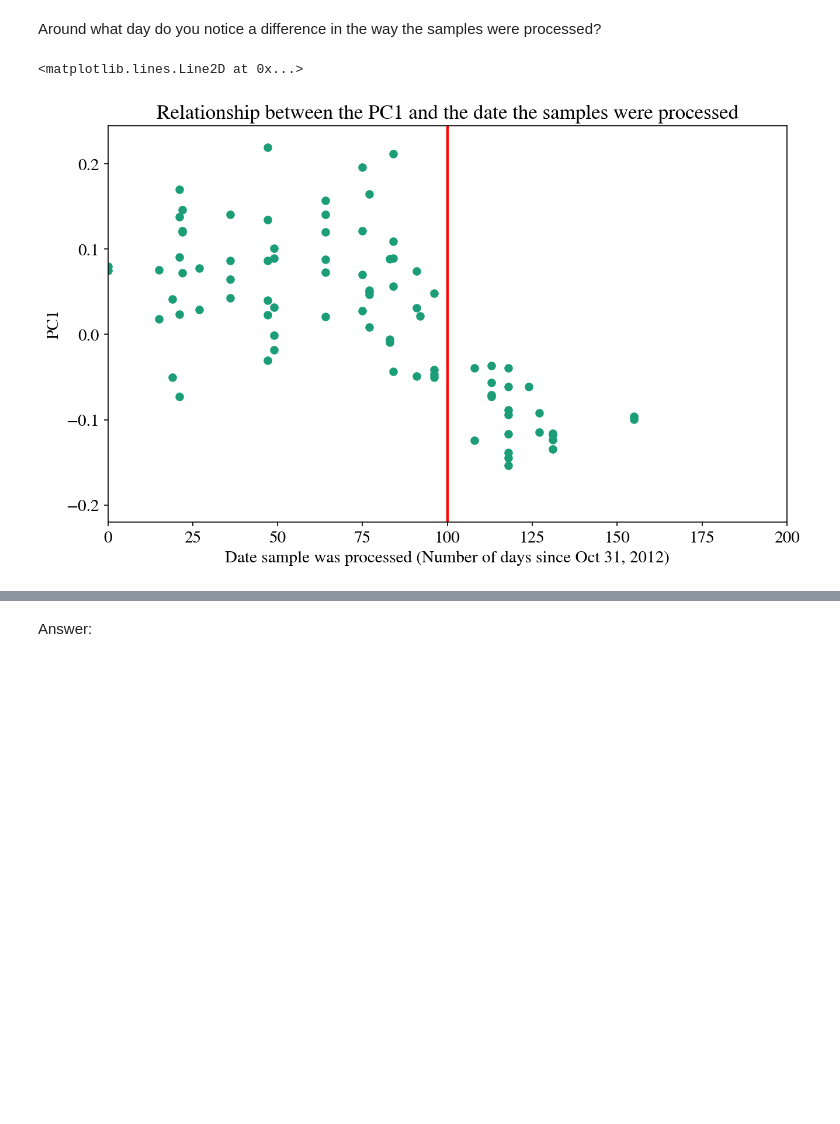
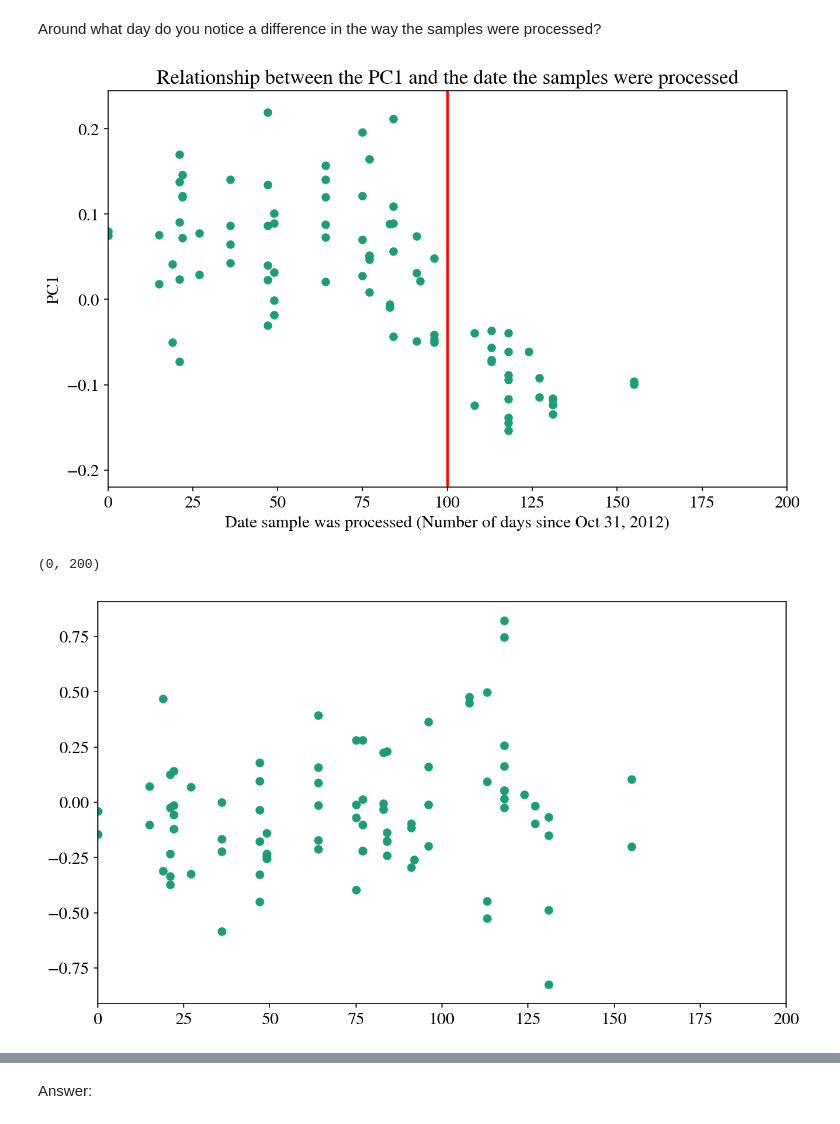
Before and after one commit to ShichengChen/cs109, a Jupyter notebook: 2014-master/homework/HW2.ipynb, the cells around one changed output, grey strips where cells are left out. Drawn from its saved outputs; the diff is of its cells as text; code cells hidden in the pictures; blank space fills up the shorter version.

```diff
--- a/2014-master/homework/HW2.ipynb
+++ b/2014-master/homework/HW2.ipynb
@@ -282,14 +285,18 @@ Around what day do you notice a difference in the way the samples were processed
 # %%
 #your code here
 plt.scatter(sampleinfoCEU.elapsedInDays, V[:,0])
 plt.xlim(0,200)
 plt.xlabel('Date sample was processed (Number of days since Oct 31, 2012)')
 plt.ylabel('PC1')
 plt.title('Relationship between the PC1 and the date the samples were processed')
 plt.axvline(x=100, color='r')
+plt.show()
+plt.scatter(sampleinfoCEU.elapsedInDays.values,data.iloc[0].values)
+plt.xlim(0,200)
 # %% [output]
+[figure]
-<matplotlib.lines.Line2D at 0x...>
+(0, 200)
-[figure]
+[figure, added]
 # %% [markdown]
 ![](2014_data-master/1.png)
 ![](2014_data-master/2.png)
```
Also changed, not shown: parts of 11 cells of this notebook, 1 other file.
